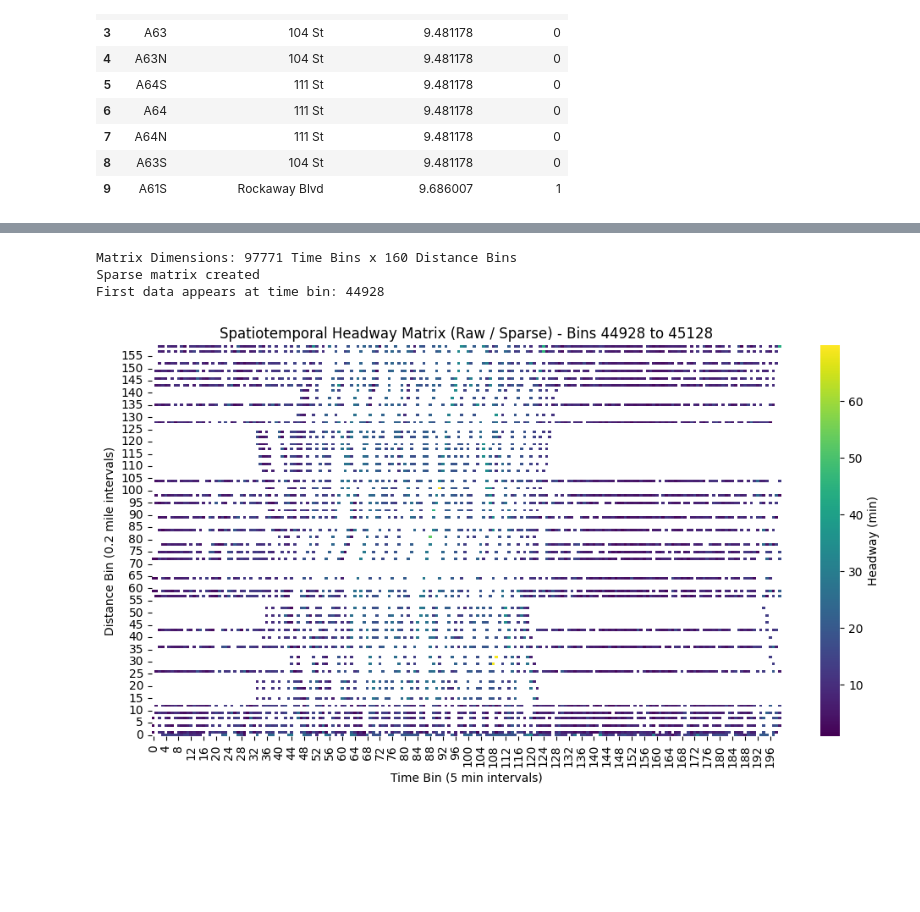
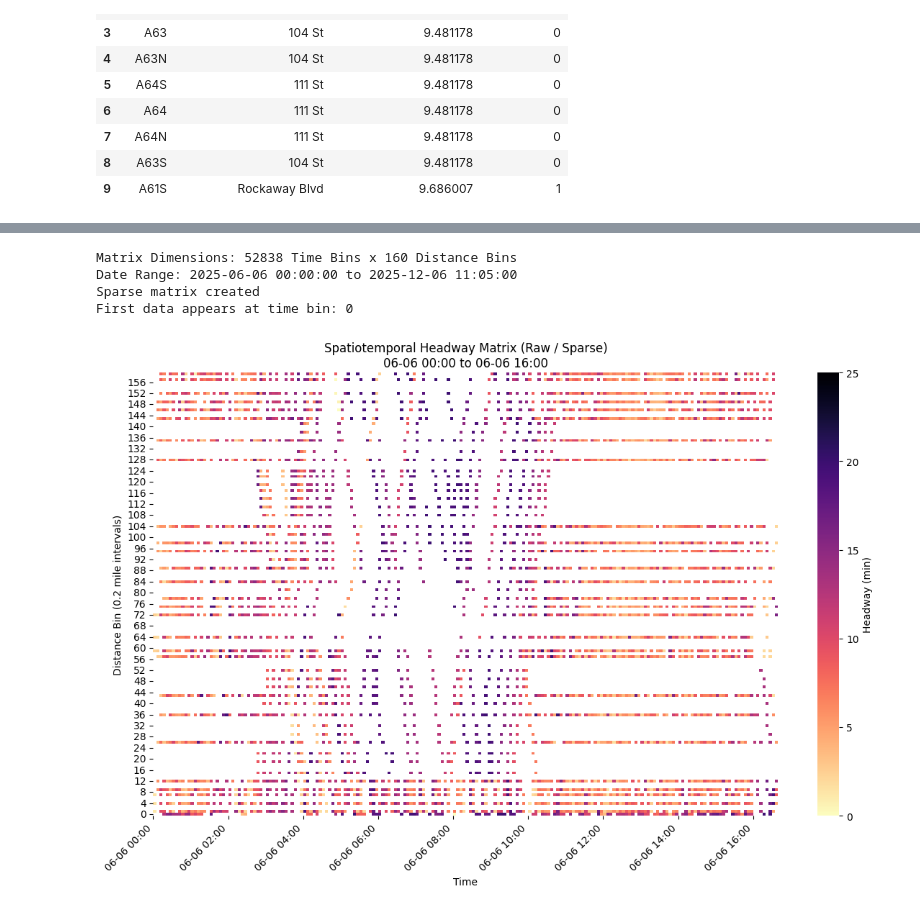
Before and after one commit to DanHerman212/headway-prediction, a Jupyter notebook: notebooks/3_data_merging.ipynb, the cells around one changed output, grey strips where cells are left out. Cells and saved outputs as stored; diff of their text form; code cells hidden in the pictures; blank space fills up the shorter version.

```diff
--- a/notebooks/3_data_merging.ipynb
+++ b/notebooks/3_data_merging.ipynb
@@ -186,20 +186,26 @@ arrivals_df['prev_arrival_time'] = arrivals_df.groupby('stop_id')['arrival_time'
 arrivals_df['headway_min'] = (arrivals_df['arrival_time'] - arrivals_df['prev_arrival_time']).dt.total_seconds() / 60.0
 
 # 3 filter invalid headways
-# - drop the first train fo the day (nan headway)
-# - drop huge gaps (e.g. > 2 hrs) which imply service interruptions or missing data
+# - drop the first train of the day (nan headway)
 arrivals_df = arrivals_df.dropna(subset=['headway_min'])
-# FIX: We want headways LESS than 120 minutes, not greater than
-arrivals_df = arrivals_df[arrivals_df['headway_min'] < 120]
+
+# --- REPAIR STRATEGY: Outlier Removal ---
+# We treat headways > 20 minutes as "Missing Data" or "Non-Standard Service".
+# ANALYSIS: Many of the 20-30 min gaps occur at Local stops (e.g., 116 St, 23 St) where the
+# Express 'A' train rarely stops during rush hour. These are not true service gaps, but rather
+# artifacts of the train skipping stops.
+# By filtering them out, we allow the spatial interpolation to estimate the flow based on
+# the Express stops (where data is frequent and reliable).
+arrivals_df = arrivals_df[arrivals_df['headway_min'] < 20]
 
 print("headway calculation complete")
 display(arrivals_df[['arrival_time', 'stop_id', 'headway_min']].head(10))
 
-# visualize the distribution fo headways
+# visualize the distribution of realized headways
 plt.figure(figsize=(10,5))
 sns.histplot(arrivals_df['headway_min'], bins=50, kde=True)
-plt.title("distribution of relaized headways (A line)")
-plt.xlabel("headway (minutes)")
+plt.title("Distribution of Realized Headways (A line) - Outliers Removed (< 20 min)")
+plt.xlabel("Headway (minutes)")
 plt.show()
 # %% [output]
 headway calculation complete
@@ -218,49 +224,78 @@ headway calculation complete
 # %%
 # create the spatiotemporal matrix
 
-#1 define matrix dimensions
+# Filter out any data before the global start time (negative bins)
+# This ensures we don't index negatively into the matrix
+arrivals_df = arrivals_df[arrivals_df['time_bin'] >= 0]
+
+# 1 define matrix dimensions
 max_time_bin = arrivals_df['time_bin'].max()
 
 # we add 1 because bins are 0-indexed
 total_time_bins = max_time_bin + 1
 
 print(f"Matrix Dimensions: {total_time_bins} Time Bins x {DISTANCE_BIN_COUNT} Distance Bins")
+print(f"Date Range: {GLOBAL_START_TIME} to {GLOBAL_START_TIME + pd.Timedelta(minutes=max_time_bin*TIME_BIN_SIZE_MIN)}")
 
 # 2 initialize empty matrix (filled with nans)
 # we use nans to distinguish missing data from 0 headway
 grid_matrix = np.full((total_time_bins, DISTANCE_BIN_COUNT), np.nan)
 
 # 3 populate matrix with realized headways
 # we iterate through our dataframe and place values int the grid
 # note if multiple trains fall into the same bin (rare) we take the mean
 grouped = arrivals_df.groupby(['time_bin', 'distance_bin'])['headway_min'].mean()
 
 for (t_bin, d_bin), headway in grouped.items():
     if t_bin < total_time_bins and d_bin < DISTANCE_BIN_COUNT:
         grid_matrix[t_bin, d_bin] = headway
 
 print("Sparse matrix created")
 
-# find the first time bin that actuall has data
-first_valid_idx = np.where(~np.isnan(grid_matrix).all(axis=1))[0][0]
-print(f"First data appears at time bin: {first_valid_idx}")
+# find the first time bin that actually has data
+valid_indices = np.where(~np.isnan(grid_matrix).all(axis=1))[0]
+if len(valid_indices) > 0:
+    first_valid_idx = valid_indices[0]
+    print(f"First data appears at time bin: {first_valid_idx}")
+else:
+    first_valid_idx = 0
+    print("Warning: Matrix is empty!")
 
 # visualize a slice starting from where the data actually begins
 start_plot = first_valid_idx
-end_plot = first_valid_idx + 200
+end_plot = min(first_valid_idx + 200, total_time_bins)
 
-plt.figure(figsize=(12, 6))
-sns.heatmap(grid_matrix[start_plot:end_plot, :].T, cmap="viridis", cbar_kws={'label': 'Headway (min)'})
-plt.title(f"Spatiotemporal Headway Matrix (Raw / Sparse) - Bins {start_plot} to {end_plot}")
-plt.xlabel("Time Bin (5 min intervals)")
+plt.figure(figsize=(14, 8))
+# Using 'magma_r' (reversed magma) provides high contrast and is perceptually uniform.
+ax = sns.heatmap(grid_matrix[start_plot:end_plot, :].T, cmap="magma_r", vmin=0, vmax=25, cbar_kws={'label': 'Headway (min)'})
+
+# --- Create Time Labels ---
+# Calculate how many bins we are plotting
+n_bins = end_plot - start_plot
+# We want a tick every 2 hours (120 mins / 5 min bin = 24 bins)
+tick_interval = 24
+tick_positions = np.arange(0, n_bins, tick_interval)
+# Calculate the actual timestamp for each tick position
+tick_labels = [
+    (GLOBAL_START_TIME + pd.Timedelta(minutes=int(start_plot + i) * TIME_BIN_SIZE_MIN)).strftime('%m-%d %H:%M')
+    for i in tick_positions
+]
+
+ax.set_xticks(tick_positions)
+ax.set_xticklabels(tick_labels, rotation=45, ha='right')
+# --------------------------
+
+plt.title(f"Spatiotemporal Headway Matrix (Raw / Sparse)\n{tick_labels[0]} to {tick_labels[-1]}")
+plt.xlabel("Time")
 plt.ylabel("Distance Bin (0.2 mile intervals)")
 plt.gca().invert_yaxis()
 plt.show()
 # %% [output]
-Matrix Dimensions: 97771 Time Bins x 160 Distance Bins
+Matrix Dimensions: 52838 Time Bins x 160 Distance Bins
+Date Range: 2025-06-06 00:00:00 to 2025-12-06 11:05:00
 Sparse matrix created
-First data appears at time bin: 44928
+First data appears at time bin: 0
-[figure, old version]
+[figure, new version]
 # %%
 # interpolate missing values (repairing the grid)
 
```
Also changed, not shown: parts of 6 cells of this notebook, 1 other file.
